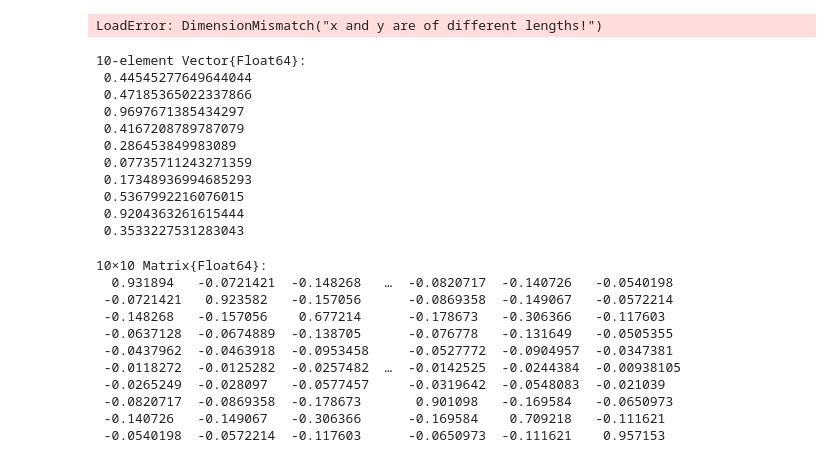
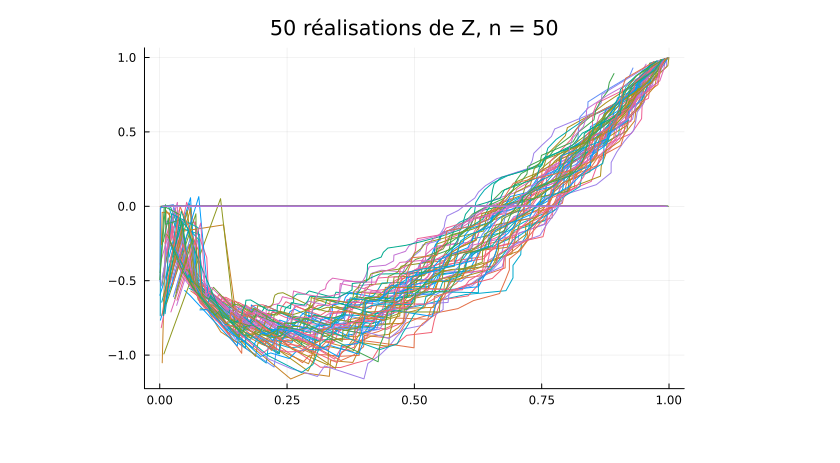
Before and after one commit to gfouilhe/UPS, a Jupyter notebook: planexp/TP1.ipynb, the cells around one changed output. Drawn from its saved outputs; the diff is of its cells as text; code cells hidden in the pictures.

```diff
--- a/planexp/TP1.ipynb
+++ b/planexp/TP1.ipynb
@@ -47,38 +47,26 @@ title!("Gaussian processes for n = 20,50,100,500")
 # %%
-n = 10
-x = rand(Float64, n);
-m = zeros(n)
-Σ = s^2*exp(-x*transpose(x) /l^2)
-Ct = factorize(Σ)
+s = sqrt(1)
+l = 0.5
+n = 50
 
-z = m + dot(Ct,x)
+for N in 1:100
+
+    x = rand(Float64, n)
+    x = sort(x)
+    m = zeros(n)
+    Σ = s^2*exp(-x*x'/l^2)
+    Ct = factorize(Σ).U
+
+
+    z = m + Ct*x
+
+    if N == 1
+        plot(x,z, legend=false)
+    else
+        plot!(x,z, legend=false)
+    end
+end
+
+title!("50 réalisations de Z, n = $n")
 # %% [output]
-LoadError: DimensionMismatch("x and y are of different lengths!")
+[figure, added]
-# %%
-x
-# %% [output]
-10-element Vector{Float64}:
- 0.44545277649644044
- 0.47185365022337866
- 0.9697671385434297
- 0.4167208789787079
- 0.286453849983089
- 0.07735711243271359
- 0.17348936994685293
- 0.5367992216076015
- 0.9204363261615444
- 0.3533227531283043
-# %%
-Σ
-# %% [output]
-10×10 Matrix{Float64}:
-  0.931894   -0.0721421  -0.148268   …  -0.0820717  -0.140726   -0.0540198
- -0.0721421   0.923582   -0.157056      -0.0869358  -0.149067   -0.0572214
- -0.148268   -0.157056    0.677214      -0.178673   -0.306366   -0.117603
- -0.0637128  -0.0674889  -0.138705      -0.076778   -0.131649   -0.0505355
- -0.0437962  -0.0463918  -0.0953458     -0.0527772  -0.0904957  -0.0347381
- -0.0118272  -0.0125282  -0.0257482  …  -0.0142525  -0.0244384  -0.00938105
- -0.0265249  -0.028097   -0.0577457     -0.0319642  -0.0548083  -0.021039
- -0.0820717  -0.0869358  -0.178673       0.901098   -0.169584   -0.0650973
- -0.140726   -0.149067   -0.306366      -0.169584    0.709218   -0.111621
- -0.0540198  -0.0572214  -0.117603      -0.0650973  -0.111621    0.957153
```
Also changed, not shown: parts of 6 cells of this notebook.
